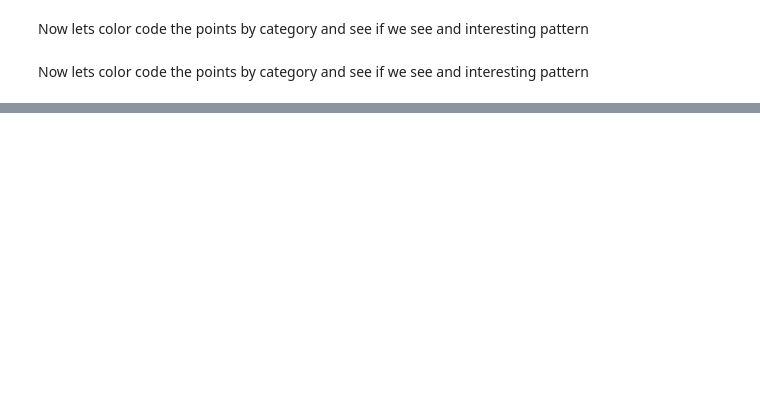
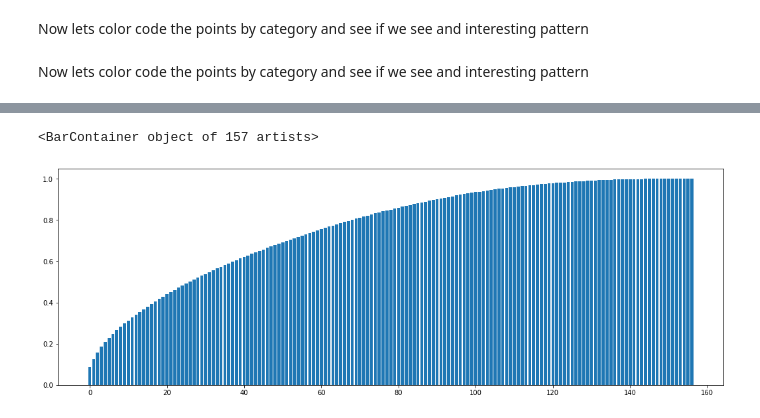
Before and after one commit to samialisayed/MachineLearning-Final-Project, a Jupyter notebook: notebook_tova_pca.ipynb, the cells around one changed output, grey strips where cells are left out. Cells and saved outputs as stored; diff of their text form; code cells hidden in the pictures; blank space fills up the shorter version.

```diff
--- a/notebook_tova_pca.ipynb
+++ b/notebook_tova_pca.ipynb
@@ -94,0 +61,12 @@ sns.scatterplot(data.lda1, data.lda2, hue=data.label)
+# %%
+variance = pca.explained_variance_
+# %%
+total_va = variance.sum()
+# %%
+cum_var = np.cumsum(variance)/total_va
+# %%
+plt.figure(figsize=(18,6))
+plt.bar(range(len(cum_var)), cum_var)
+# %% [output]
+<BarContainer object of 157 artists>
+[figure, added]
```
Also changed, not shown: parts of 29 cells of this notebook, 2 other files.
